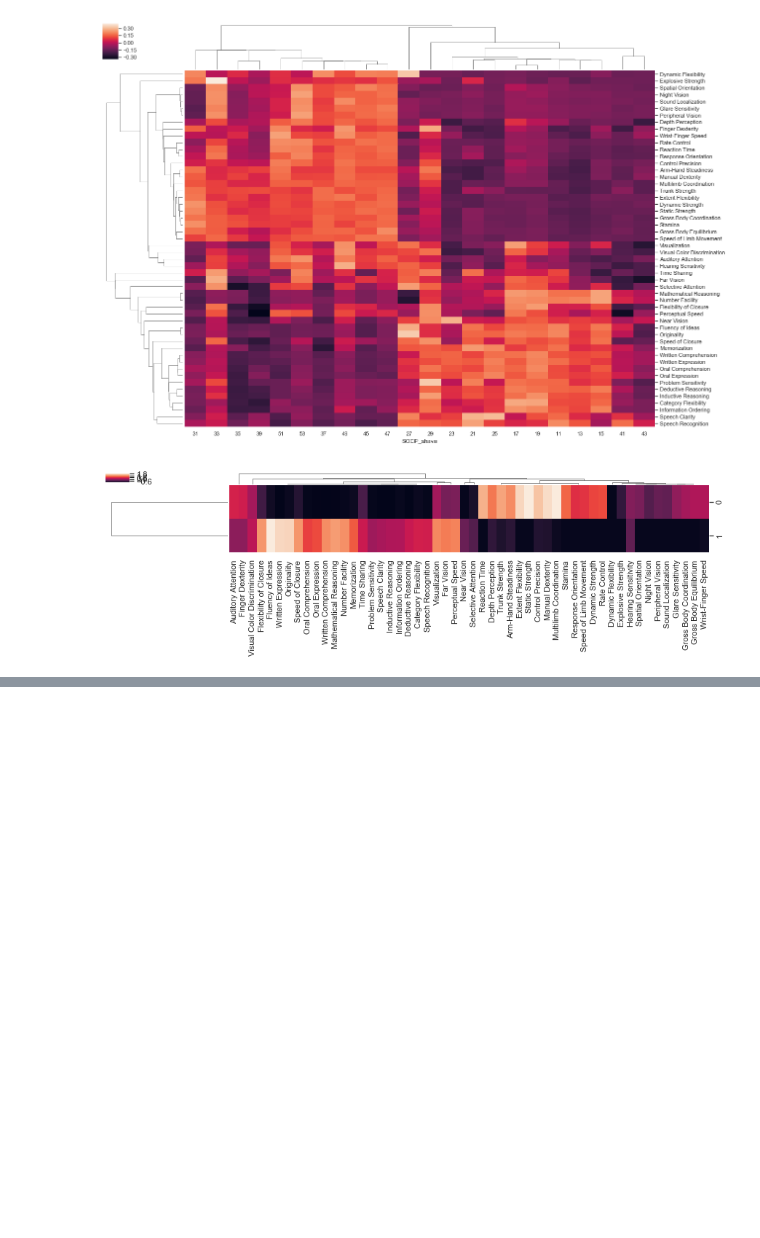
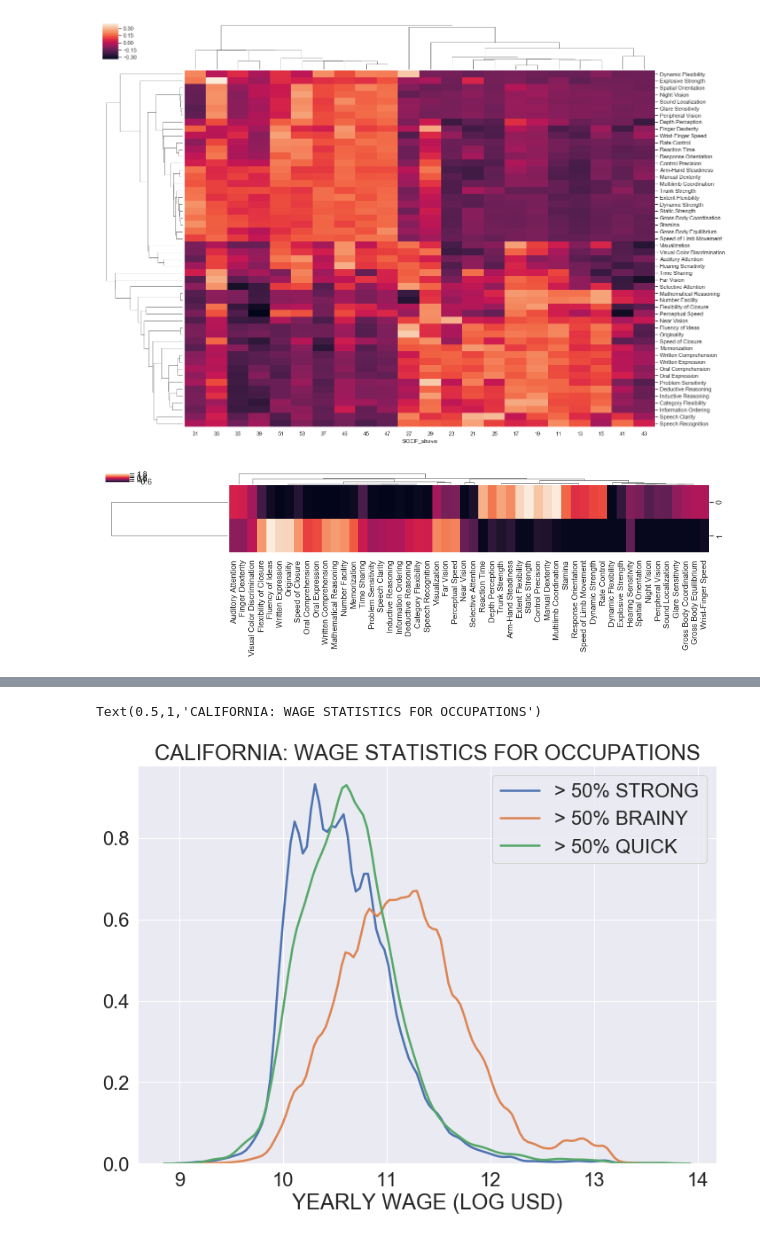
Before and after one commit to dnordfors/archetypes, a Jupyter notebook: final/archetypes_test.ipynb, the cells around one changed output, grey strips where cells are left out. Drawn from its saved outputs; the diff is of its cells as text; code cells hidden in the pictures; blank space fills up the shorter version.

```diff
--- a/final/archetypes_test.ipynb
+++ b/final/archetypes_test.ipynb
@@ -522,0 +493,3 @@ dab.plot_features(method = 'single')
+# %%
+dabwc.fte = census.workers.merge(np.square(dabwc.on),left_on="SOCP_shave",right_index=True)
+dabwc.fte.head()
@@ -522,0 +504,11 @@ dab.plot_features(method = 'single')
+# %%
+labs = {0: '> 50% STRONG', 1: '> 50% BRAINY', 2: '> 50% QUICK', 3: '> 50% HANDY'}
+
+sns.set_context("notebook", font_scale=2, rc={"lines.linewidth": 2.5})
+[sns.distplot(dabwc.fte[dabwc.fte[i] > 0.7]['log FTE'],label = labs[i],rug = False, hist=False) for i in [0,1,2]]
+plt.xlabel('YEARLY WAGE (LOG USD)')
+plt.ylabel('')
+plt.title('CALIFORNIA: WAGE STATISTICS FOR OCCUPATIONS')
+# %% [output]
+Text(0.5,1,'CALIFORNIA: WAGE STATISTICS FOR OCCUPATIONS')
+[figure, added]
```
Also changed, not shown: parts of 50 cells of this notebook, 6 other files.
